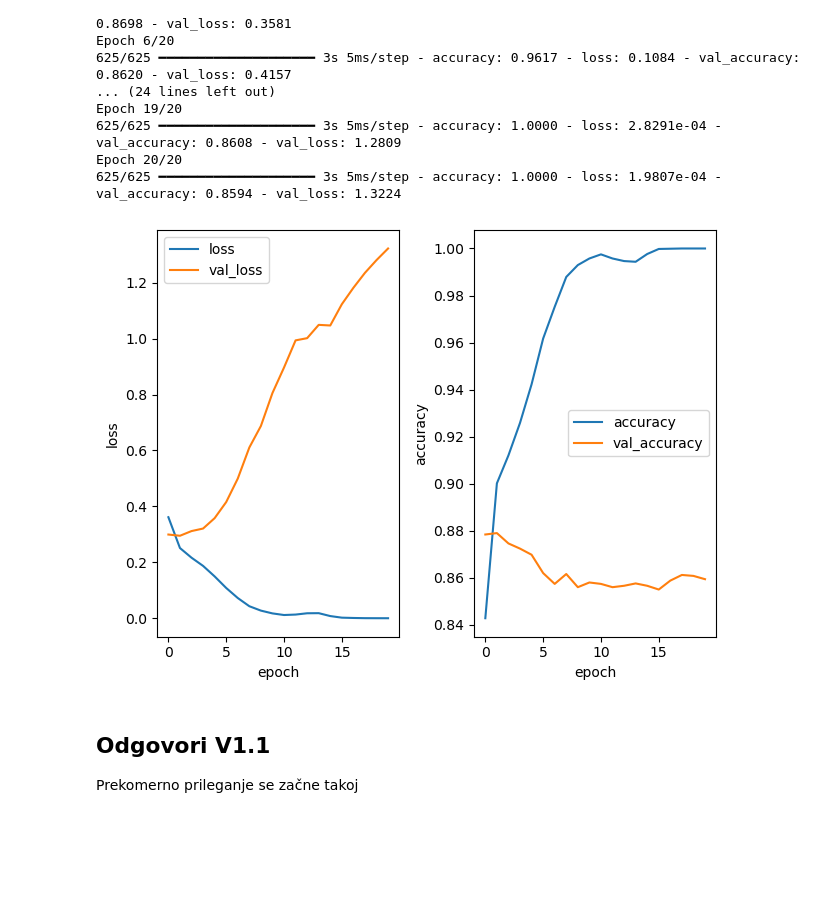
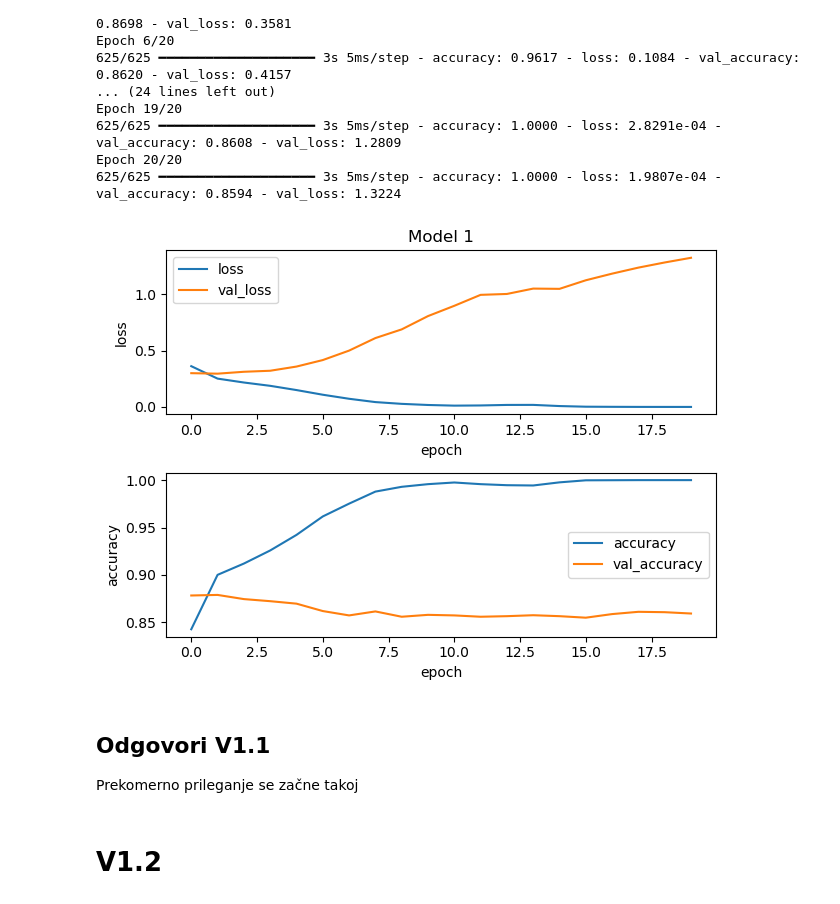
Before and after one commit to Potipecan/NAUGNM, a Jupyter notebook: V1.ipynb, the cells around one changed output. Saved outputs shown, nothing was run; the diff lists cells and outputs as text; code cells hidden in the pictures; blank space fills up the shorter version.

```diff
--- a/V1.ipynb
+++ b/V1.ipynb
@@ -2,6 +2,7 @@
 import keras
 import keras.layers as layers
 from keras.datasets import imdb
+import numpy as np
 import torchinfo
 from pandas import DataFrame
 
@@ -16,6 +17,23 @@ def vectorize(seq, dim=dim):
         res[i, s] = 1.0 # nastavi indekse na 1
     return res
 
+def plot_history(*histories):
+    fig, axes = plt.subplots(2, len(histories), sharey='row')
+    if axes.ndim < 2:
+        axes = axes[:, np.newaxis]
+    for i, (h, col) in enumerate(zip(histories, axes.T)):
+        history_df = DataFrame(h.history)
+        col[0].set_title(f'Model {i + 1}')
+        col[1].set_xlabel("epoch")
+
+        plot = history_df[['loss','val_loss']].plot(ax=col[0])
+        plot.set_ylabel("loss")
+        plot.set_xlabel("epoch")
+        plot = history_df[['accuracy','val_accuracy']].plot(ax=col[1])
+        plot.set_ylabel("accuracy")
+    plt.tight_layout()
+    plt.show()
+
 x_train = vectorize(train_data)
 y_train = np.asarray(train_labels, dtype=np.float32)
 # %%
@@ -66,23 +84,12 @@ Epoch 20/20
 # %%
 import matplotlib.pyplot as plt
 from pandas import DataFrame
 
-
-def plot_history(h):
-    history_df = DataFrame(h.history)
-    fig, axes = plt.subplots(1, 2)
-    plot = history_df[['loss','val_loss']].plot(ax=axes[0])
-    plot.set_ylabel("loss")
-    plot.set_xlabel("epoch")
-    plot = history_df[['accuracy','val_accuracy']].plot(ax=axes[1])
-    plot.set_ylabel("accuracy")
-    plot.set_xlabel("epoch")
-    plt.tight_layout()
-    plt.show()
-
 plot_history(history_v1)
 # %% [output]
-[figure, old version]
+[figure, new version]
 # %% [markdown]
 ## Odgovori V1.1
 Prekomerno prileganje se začne takoj
+# %% [markdown]
+# V1.2
```
Also changed, not shown: parts of 3 cells of this notebook.
